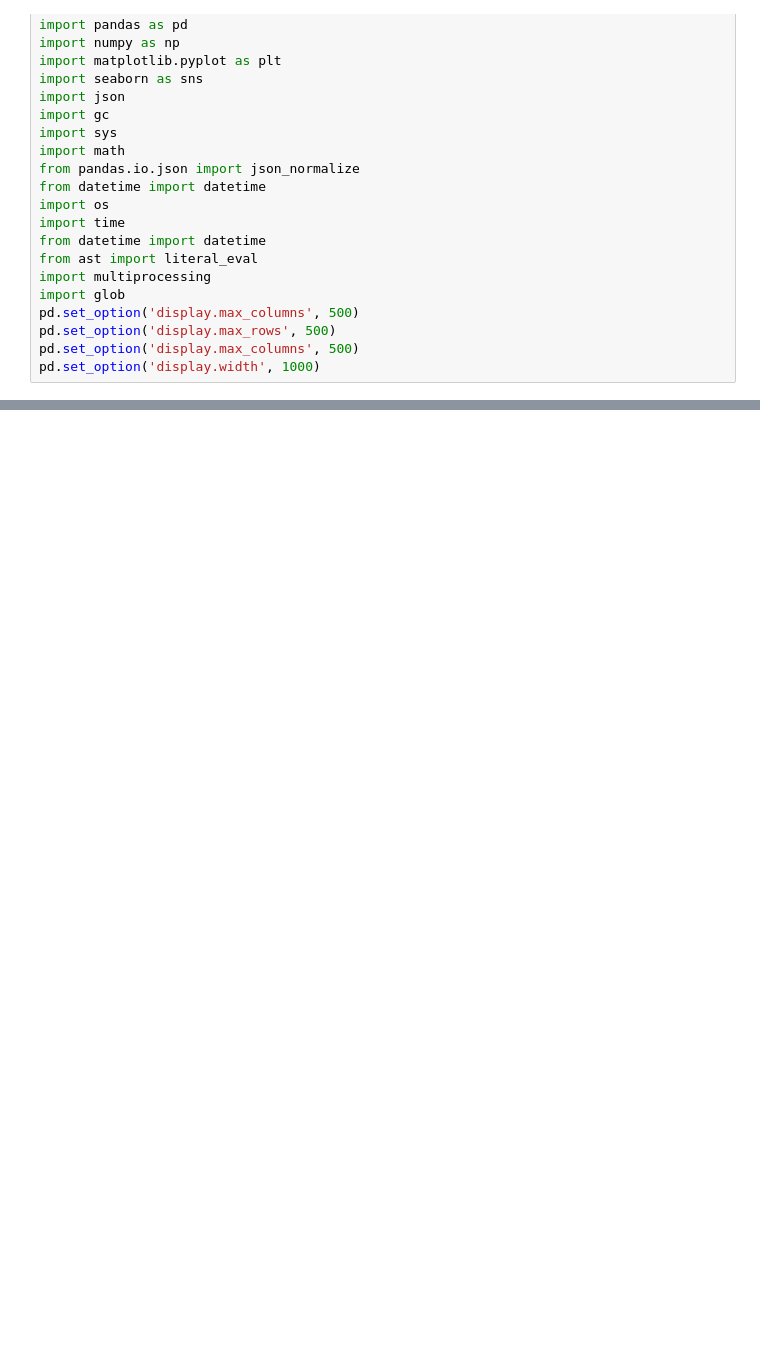
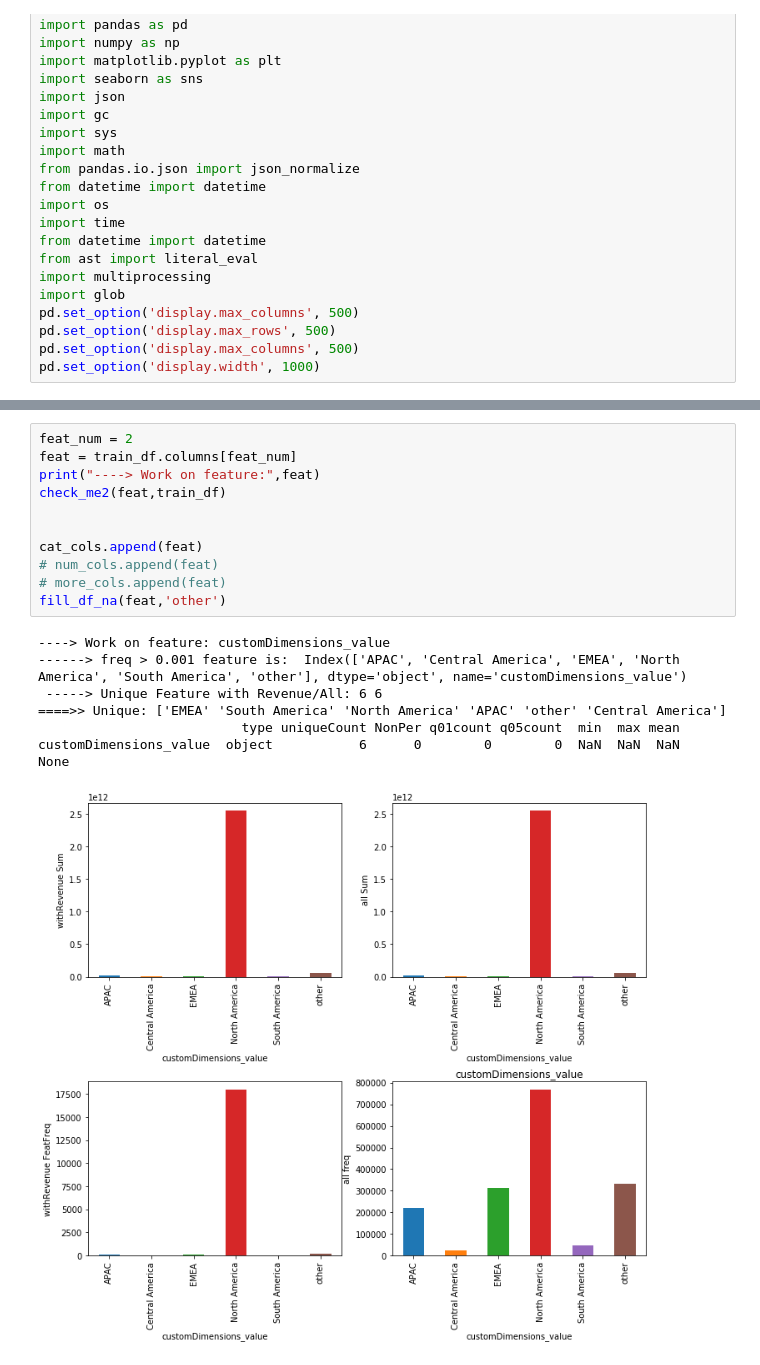
Before and after one commit to Leviyu/Kaggle_GCRevenuePrediction, a Jupyter notebook: clean_features.ipynb, the cells around one changed output, grey strips where cells are left out. Saved outputs shown, nothing was run; the diff lists cells and outputs as text; blank space fills up the shorter version.

```diff
--- a/clean_features.ipynb
+++ b/clean_features.ipynb
@@ -176,0 +267,20 @@ Name: totals.transactionRevenue, Length: 4594, dtype: float64
+# %%
+feat_num = 2
+feat = train_df.columns[feat_num]
+print("----> Work on feature:",feat)
+check_me2(feat,train_df)
+
+
+cat_cols.append(feat)
+# num_cols.append(feat)
+# more_cols.append(feat)
+fill_df_na(feat,'other')
+# %% [output]
+----> Work on feature: customDimensions_value
+------> freq > 0.001 feature is:  Index(['APAC', 'Central America', 'EMEA', 'North America', 'South America', 'other'], dtype='object', name='customDimensions_value')
+ -----> Unique Feature with Revenue/All: 6 6
+====>> Unique: ['EMEA' 'South America' 'North America' 'APAC' 'other' 'Central America']
+                          type uniqueCount NonPer q01count q05count  min  max mean
+customDimensions_value  object           6      0        0        0  NaN  NaN  NaN
+None
+[figure, added]
```
Also changed, not shown: parts of 109 cells of this notebook, 2 other files.
